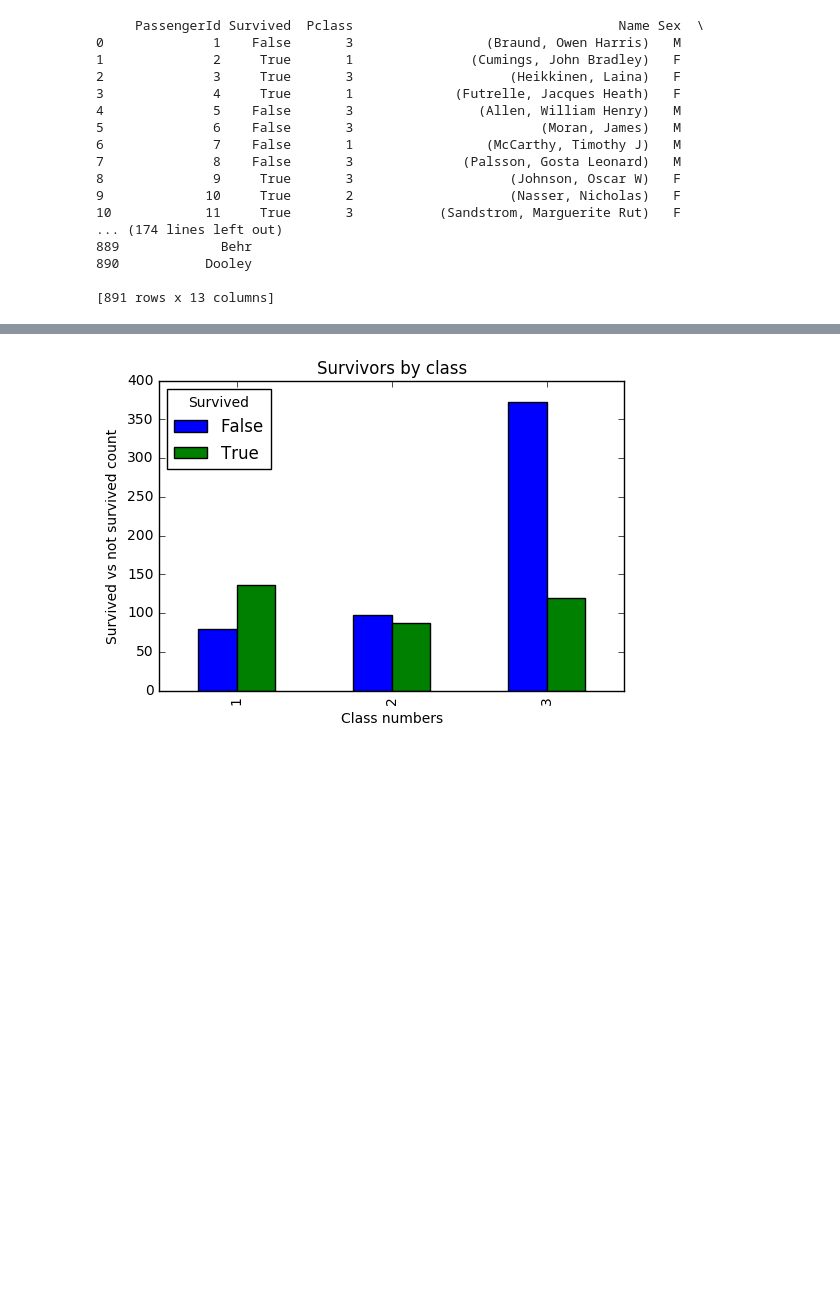
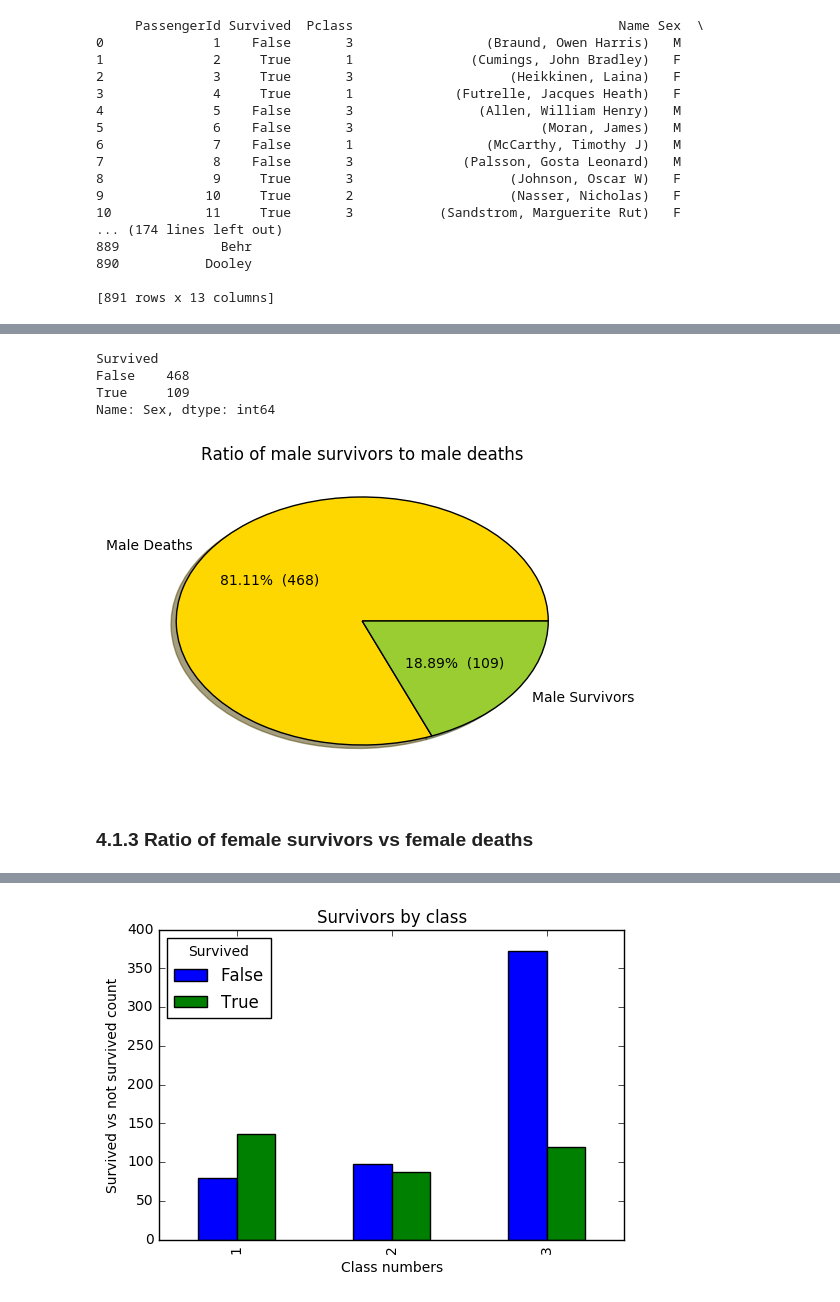
Before and after one commit to ravi501/dataanalyst-udacity, a Jupyter notebook: p2-investigatingadataset/final-project/final_project_code.ipynb, the cells around one changed output, grey strips where cells are left out. Drawn from its saved outputs; the diff is of its cells as text; code cells hidden in the pictures; blank space fills up the shorter version.

```diff
--- a/p2-investigatingadataset/final-project/final_project_code.ipynb
+++ b/p2-investigatingadataset/final-project/final_project_code.ipynb
@@ -158,0 +192,18 @@ plt.show()
+# %%
+males = titanic_data_pandas[titanic_data_pandas['Sex'] == 'M']
+male_survivors_vs_deaths = males.groupby('Survived')['Sex'].count()
+# %% [output]
+Survived
+False    468
+True     109
+Name: Sex, dtype: int64
+# %%
+labels_male = 'Male Deaths', 'Male Survivors'
+colors_male = ['gold', 'yellowgreen']
+plt.title('Ratio of male survivors to male deaths')
+plt.pie(male_survivors_vs_deaths, labels = labels_male, colors = colors_male, autopct=make_autopct(male_survivors_vs_deaths), shadow=True)
+plt.show()
+# %% [output]
+[figure, added]
+# %% [markdown]
+### 4.1.3 Ratio of female survivors vs female deaths
```
Also changed, not shown: parts of 43 cells of this notebook.
